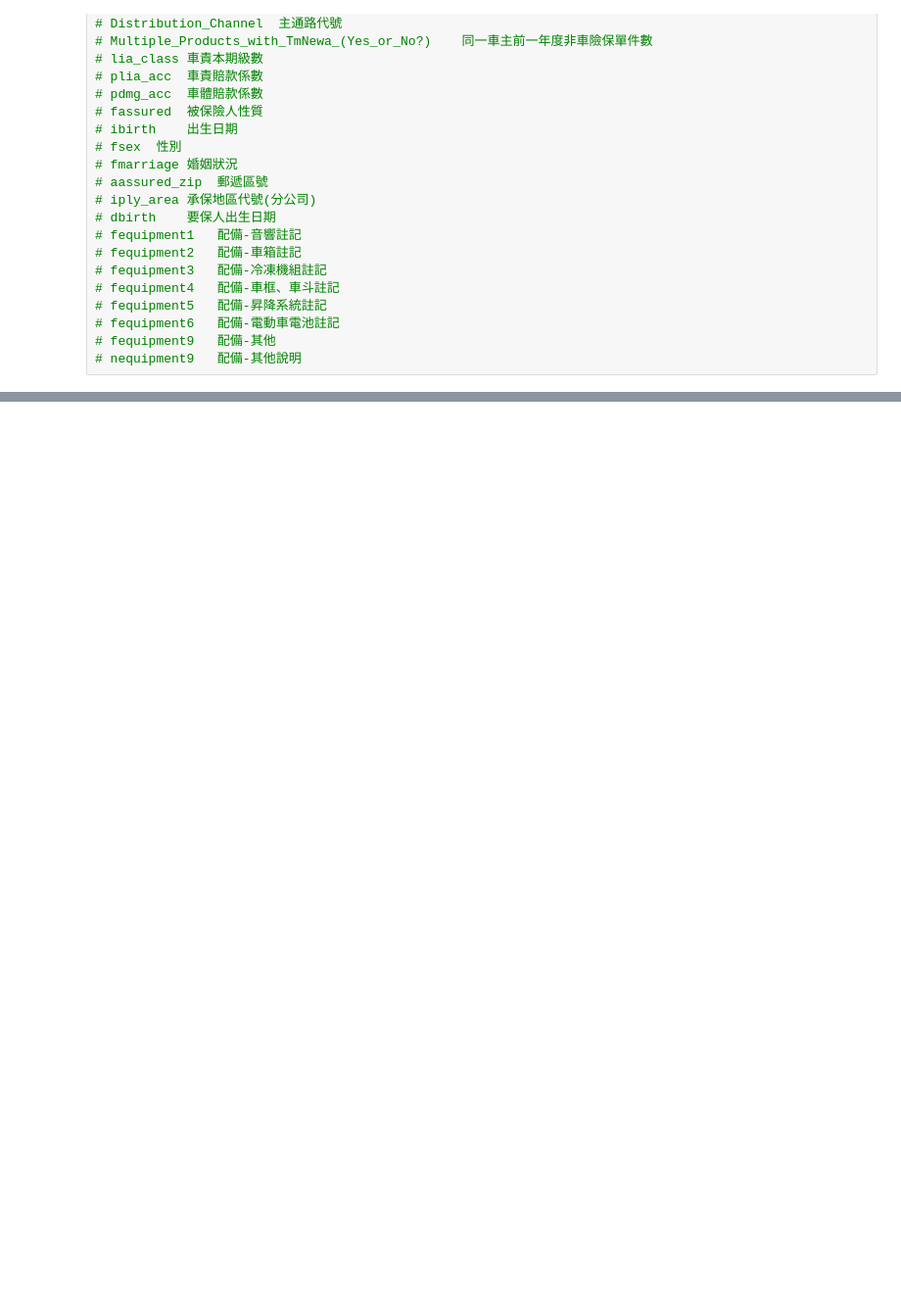
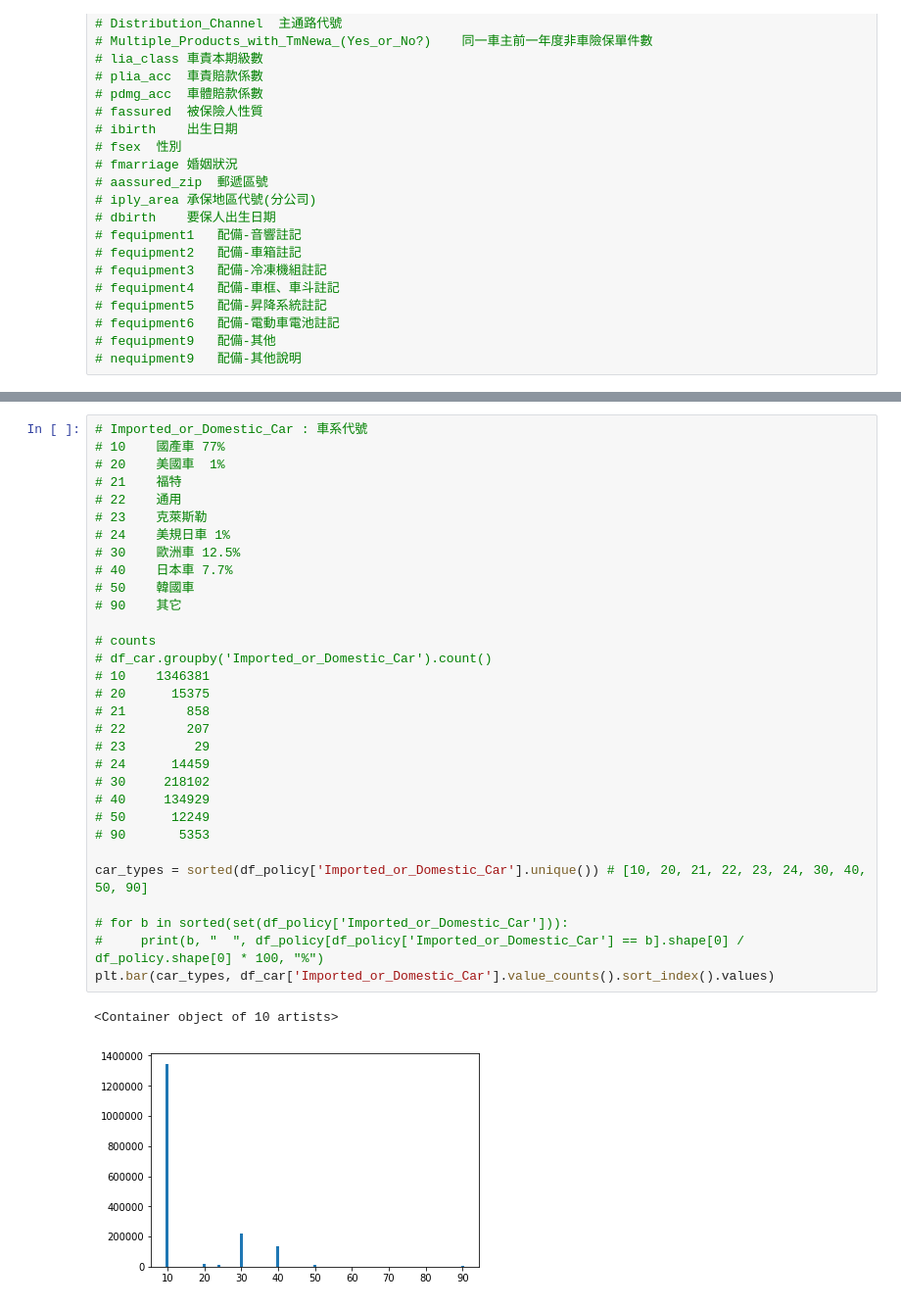
Before and after one commit to taipingeric/tbddd, a Jupyter notebook: EDA.ipynb, the cells around one changed output, grey strips where cells are left out. Shown: that part at 98% size. Cells and saved outputs as stored; diff of their text form; blank space fills up the shorter version.

Commit message:
add Imported_or_Domestic_Car analysis

```diff
--- a/EDA.ipynb
+++ b/EDA.ipynb
@@ -60,0 +89,34 @@ df_policy['Policy_Number'].nunique() # 351273 unique
+# %%
+# Imported_or_Domestic_Car : 車系代號
+# 10	國產車 77%
+# 20	美國車  1%
+# 21	福特
+# 22	通用
+# 23	克萊斯勒
+# 24	美規日車 1%
+# 30	歐洲車 12.5%
+# 40	日本車 7.7%
+# 50	韓國車
+# 90	其它
+
+# counts
+# df_car.groupby('Imported_or_Domestic_Car').count()
+# 10    1346381
+# 20      15375
+# 21        858
+# 22        207
+# 23         29
+# 24      14459
+# 30     218102
+# 40     134929
+# 50      12249
+# 90       5353
+
+car_types = sorted(df_policy['Imported_or_Domestic_Car'].unique()) # [10, 20, 21, 22, 23, 24, 30, 40, 50, 90]
+
+# for b in sorted(set(df_policy['Imported_or_Domestic_Car'])):
+#     print(b, "  ", df_policy[df_policy['Imported_or_Domestic_Car'] == b].shape[0] / df_policy.shape[0] * 100, "%")
+plt.bar(car_types, df_car['Imported_or_Domestic_Car'].value_counts().sort_index().values)
+# %% [output]
+<Container object of 10 artists>
+[figure, added]
```
Also changed, not shown: parts of 6 cells of this notebook.
